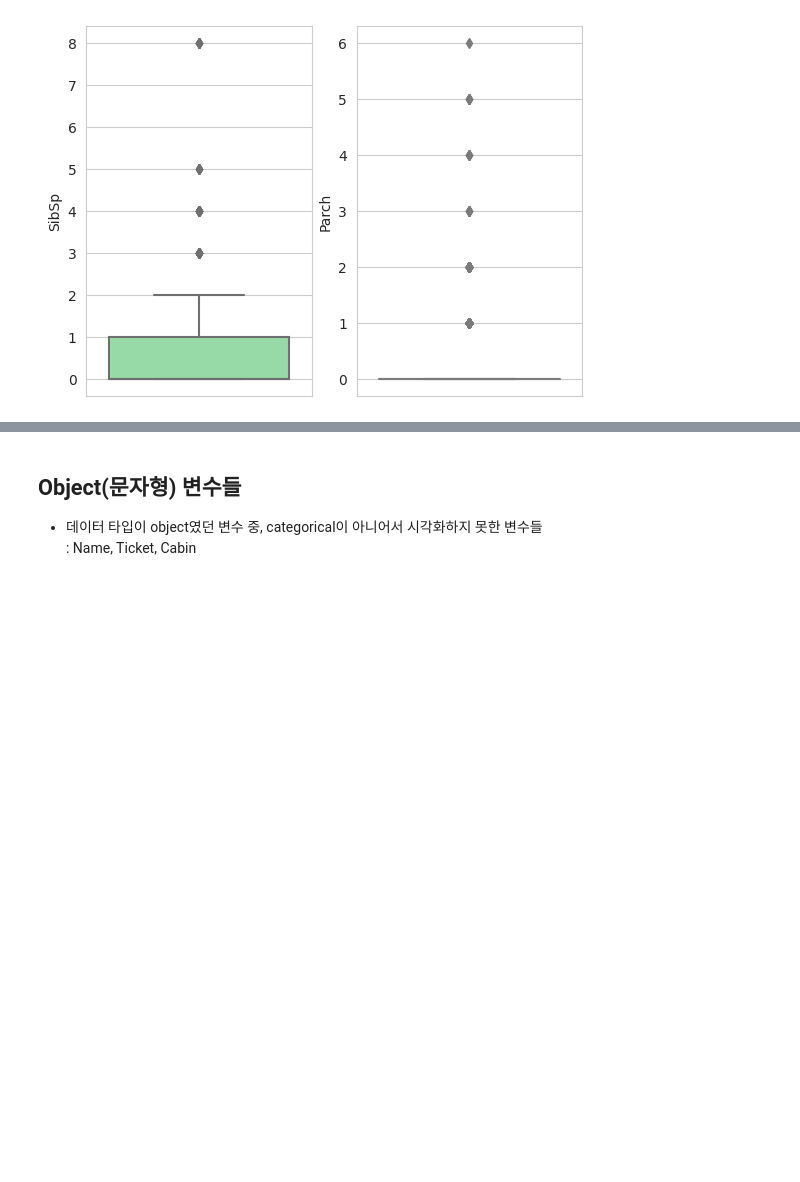
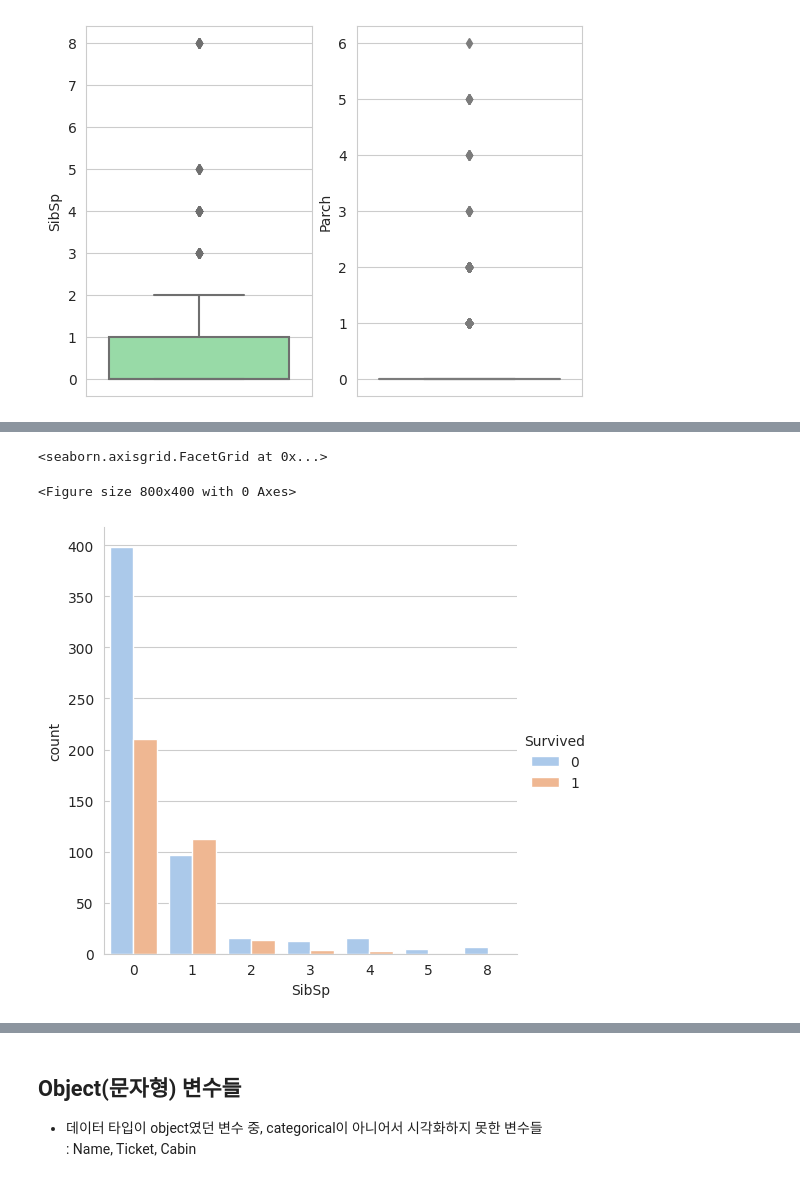
Before and after one commit to MKBD0102/Study, a Jupyter notebook: TitanicPractice_M.ipynb, the cells around one changed output, grey strips where cells are left out. Saved outputs shown, nothing was run; the diff lists cells and outputs as text; code cells hidden in the pictures; blank space fills up the shorter version.

```diff
--- a/TitanicPractice_M.ipynb
+++ b/TitanicPractice_M.ipynb
@@ -314,0 +324,9 @@ sns.boxplot(y = n_train_df['Parch'],color=colors[3],ax=axes2[1])
+# %%
+plt.figure(figsize=(8,4))
+
+sns.set_style('whitegrid')
+sns.catplot(train_df, x='SibSp', hue = 'Survived', palette = colors, kind = 'count')
+# %% [output]
+<seaborn.axisgrid.FacetGrid at 0x...>
+<Figure size 800x400 with 0 Axes>
+[figure, added]
```
Also changed, not shown: parts of 9 cells of this notebook.
